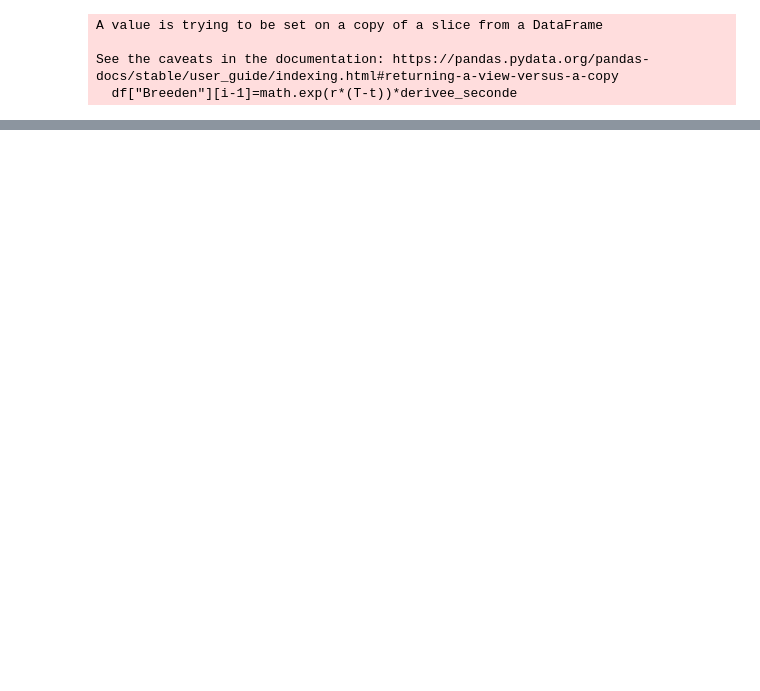
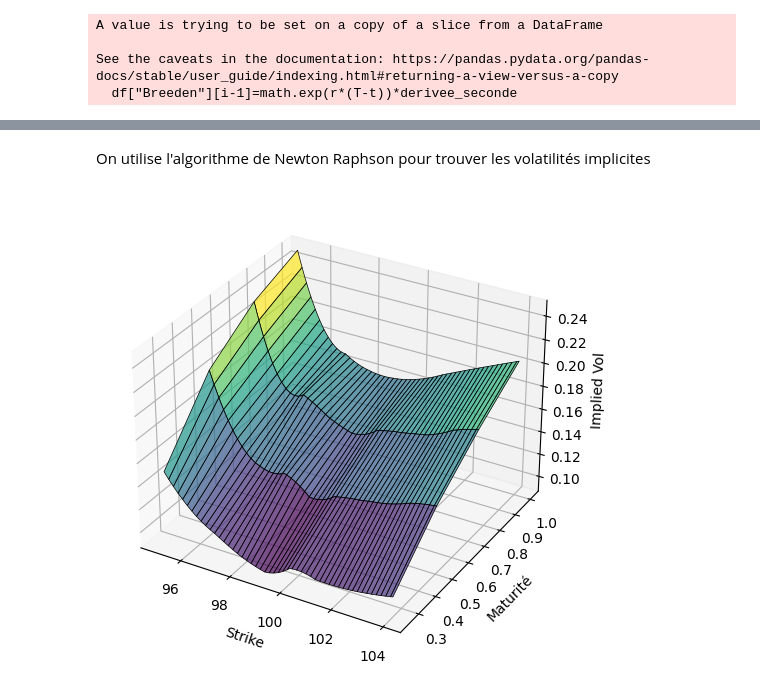
Before and after one commit to theomdvn/Calibration, a Jupyter notebook: Projet-Cal (1).ipynb, the cells around one changed output, grey strips where cells are left out. Saved outputs shown, nothing was run; the diff lists cells and outputs as text; code cells hidden in the pictures; blank space fills up the shorter version.

```diff
--- a/Projet-Cal (1).ipynb
+++ b/Projet-Cal (1).ipynb
@@ -196,0 +364,23 @@ plt.grid(True)
+# %%
+df_12_months = interpolation(df_12_months)
+df_9_months = interpolation(df_9_months)
+df_6_months = interpolation(df_6_months)
+df_3_months = interpolation(df_3_months)
+# %%
+df_12_months['maturité'] =  [1]*100
+df_9_months['maturité'] = [0.75]*100
+df_6_months['maturité'] = [0.5]*100
+df_3_months['maturité'] = [0.25]*100
+
+# print("Options de maturité 9 mois:")
+# print(df_9_months)
+
+# print("\nOptions de maturité 6 mois:")
+# print(df_6_months)
+
+# print("\nOptions de maturité 3 mois:")
+# print(df_3_months)
+# %%
+df_concatenated = pd.concat([df_12_months,df_9_months, df_6_months, df_3_months])
+
+print(df_concatenated)
@@ -196,0 +402,20 @@ plt.grid(True)
+# %% [markdown]
+On utilise l'algorithme de Newton Raphson pour trouver les volatilités implicites
+# %%
+fig = plt.figure(figsize=(10, 6))
+ax = fig.add_subplot(111, projection='3d')
+
+# Utilisation de plot_surface
+ax.plot_surface(df_concatenated['strikes'].values.reshape(4, -1),
+                df_concatenated['maturité'].values.reshape(4, -1),
+                df_concatenated['implied_vol'].values.reshape(4, -1),
+                cmap='viridis', edgecolor='k', linewidth=0.5, alpha=0.7)
+
+# Configurations supplémentaires
+ax.set_xlabel('Strike')
+ax.set_ylabel('Maturité')
+ax.set_zlabel('Implied Vol')
+
+plt.show()
+# %% [output]
+[figure, added]
```
Also changed, not shown: parts of 26 cells of this notebook.
